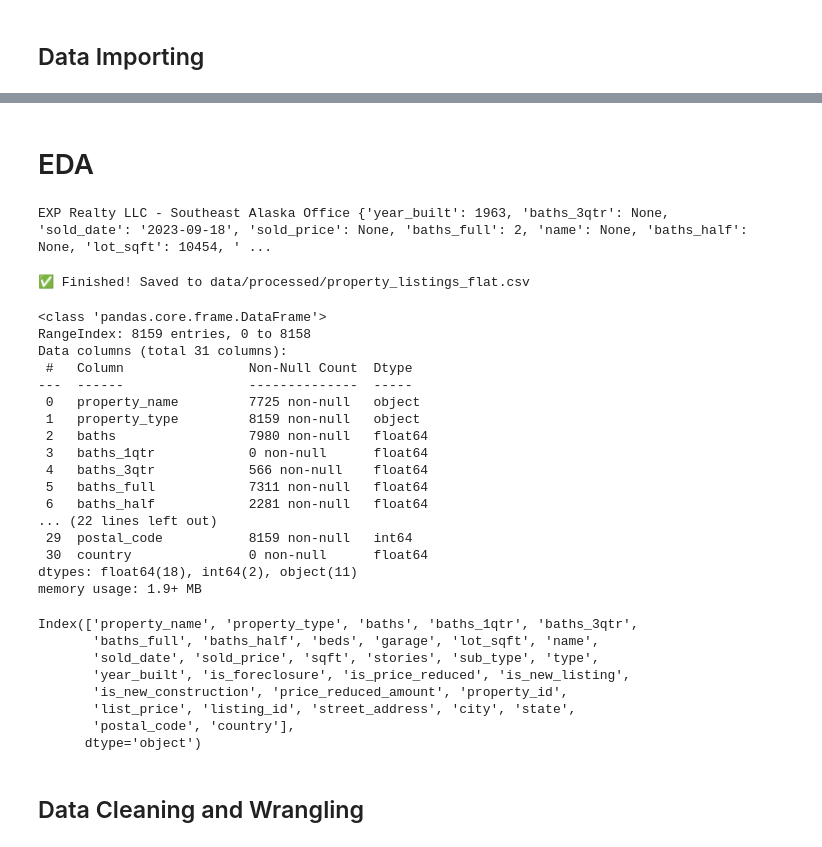
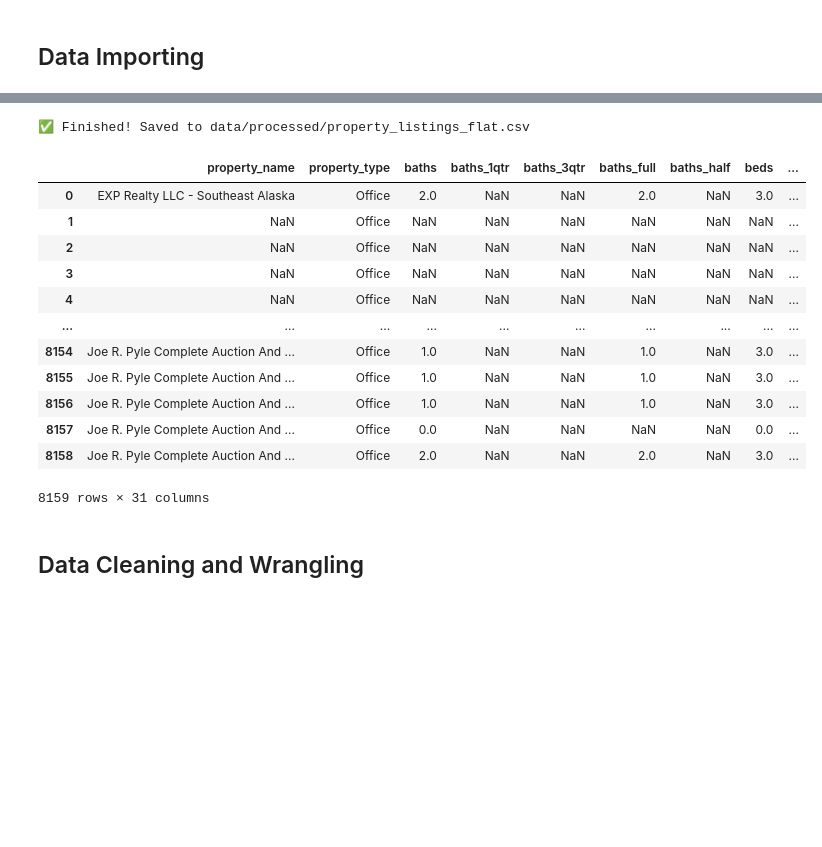
Before and after one commit to Ikenna1414/DS_Midterm_Project, a Jupyter notebook: notebooks/1 - EDA.ipynb, the cells around one changed output, grey strips where cells are left out. Cells and saved outputs as stored; diff of their text form; code cells hidden in the pictures; blank space fills up the shorter version.

```diff
--- a/notebooks/1 - EDA.ipynb
+++ b/notebooks/1 - EDA.ipynb
@@ -53,27 +71,7 @@ Current notebook path: c:\Users\harol\OneDrive\Desktop\AI_and_ML_and_Quant_Finan
-# %% [markdown]
-# EDA
-# %%
-first_sale = data_sample.get("data", {}).get("results", [])[0]
-
-#branding_type = first_sale.get("branding", []).get("type")
-branding_type = first_sale.get("branding", [])[0]
-property_name = branding_type.get("name", {})
-property_type = branding_type.get("type", {})
-property_description = first_sale.get("description", {})
-property_flags = first_sale.get("flags", {})
-price_reduced_amount = first_sale.get("price_reduced_amount", {})
-property_id = first_sale.get("property_id", {})
-list_price = first_sale.get("list_price", {})
-listing_id = first_sale.get("listing_id", {})
-address_details = first_sale.get("location", {}).get("address", {})
-#description = first_sale.get("description")
-
-print(property_name, property_type, property_description, property_flags)
-# %% [output]
-EXP Realty LLC - Southeast Alaska Office {'year_built': 1963, 'baths_3qtr': None, 'sold_date': '2023-09-18', 'sold_price': None, 'baths_full': 2, 'name': None, 'baths_half': None, 'lot_sqft': 10454, ' ...
 # %%
+# loop over all files and put them into a dataframe
 
-data_dir = r"c:\Users\harol\OneDrive\Desktop\AI_and_ML_and_Quant_Finance\LightHouse_Labs\DS_Midterm_Project\data"
+data_dir = r"../data/"
 all_records = []
 
 # Loop through JSON files
@@ -137,38 +135,22 @@ df.to_csv("../data/processed/property_listings_flat.csv", index=False)
 print("✅ Finished! Saved to data/processed/property_listings_flat.csv")
 # %% [output]
 ✅ Finished! Saved to data/processed/property_listings_flat.csv
-# %%
-df = pd.read_csv(r"c:\Users\harol\OneDrive\Desktop\AI_and_ML_and_Quant_Finance\LightHouse_Labs\DS_Midterm_Project\data\processed\property_listings_flat.csv")
-df.head()
-df.describe()
-df.info()
-df.columns
-# %% [output]
-<class 'pandas.core.frame.DataFrame'>
-RangeIndex: 8159 entries, 0 to 8158
-Data columns (total 31 columns):
- #   Column                Non-Null Count  Dtype
----  ------                --------------  -----
- 0   property_name         7725 non-null   object
- 1   property_type         8159 non-null   object
- 2   baths                 7980 non-null   float64
- 3   baths_1qtr            0 non-null      float64
- 4   baths_3qtr            566 non-null    float64
- 5   baths_full            7311 non-null   float64
- 6   baths_half            2281 non-null   float64
-... (22 lines left out)
- 29  postal_code           8159 non-null   int64
- 30  country               0 non-null      float64
-dtypes: float64(18), int64(2), object(11)
-memory usage: 1.9+ MB
-Index(['property_name', 'property_type', 'baths', 'baths_1qtr', 'baths_3qtr',
-       'baths_full', 'baths_half', 'beds', 'garage', 'lot_sqft', 'name',
-       'sold_date', 'sold_price', 'sqft', 'stories', 'sub_type', 'type',
-       'year_built', 'is_foreclosure', 'is_price_reduced', 'is_new_listing',
-       'is_new_construction', 'price_reduced_amount', 'property_id',
-       'list_price', 'listing_id', 'street_address', 'city', 'state',
-       'postal_code', 'country'],
-      dtype='object')
+# %%
+df
+# %% [output]
+|  | property_name | property_type | baths | baths_1qtr | baths_3qtr | baths_full | baths_half | beds | ... |
+| 0 | EXP Realty LLC - Southeast Alaska | Office | 2.0 | NaN | NaN | 2.0 | NaN | 3.0 | ... |
+| 1 | NaN | Office | NaN | NaN | NaN | NaN | NaN | NaN | ... |
+| 2 | NaN | Office | NaN | NaN | NaN | NaN | NaN | NaN | ... |
+| 3 | NaN | Office | NaN | NaN | NaN | NaN | NaN | NaN | ... |
+| 4 | NaN | Office | NaN | NaN | NaN | NaN | NaN | NaN | ... |
+| ... | ... | ... | ... | ... | ... | ... | ... | ... | ... |
+| 8154 | Joe R. Pyle Complete Auction And ... | Office | 1.0 | NaN | NaN | 1.0 | NaN | 3.0 | ... |
+| 8155 | Joe R. Pyle Complete Auction And ... | Office | 1.0 | NaN | NaN | 1.0 | NaN | 3.0 | ... |
+| 8156 | Joe R. Pyle Complete Auction And ... | Office | 1.0 | NaN | NaN | 1.0 | NaN | 3.0 | ... |
+| 8157 | Joe R. Pyle Complete Auction And ... | Office | 0.0 | NaN | NaN | NaN | NaN | 0.0 | ... |
+| 8158 | Joe R. Pyle Complete Auction And ... | Office | 2.0 | NaN | NaN | 2.0 | NaN | 3.0 | ... |
+8159 rows × 31 columns
 # %% [markdown]
 ## Data Cleaning and Wrangling
 # %% [markdown]
```
Also changed, not shown: parts of 2 cells of this notebook.
